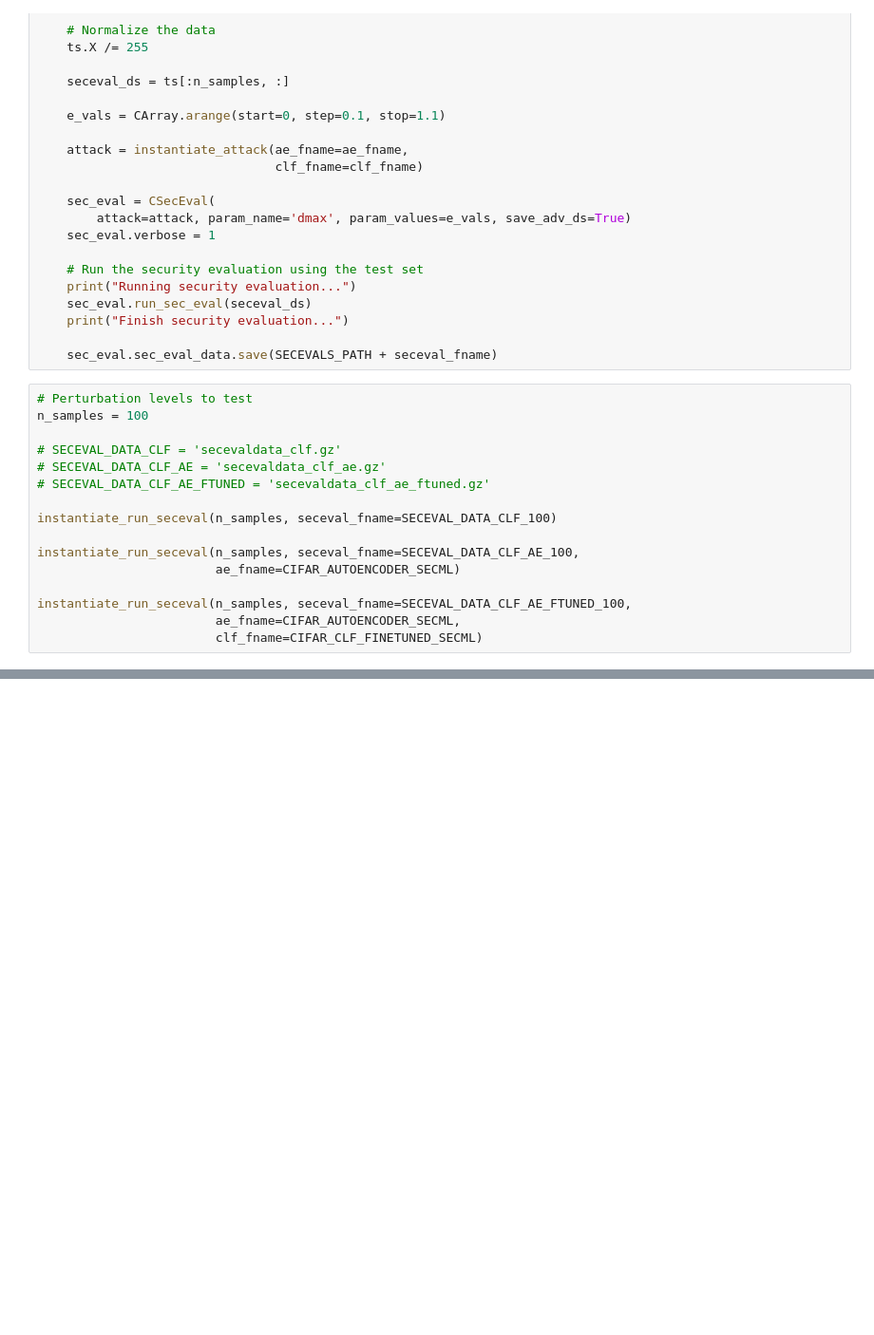
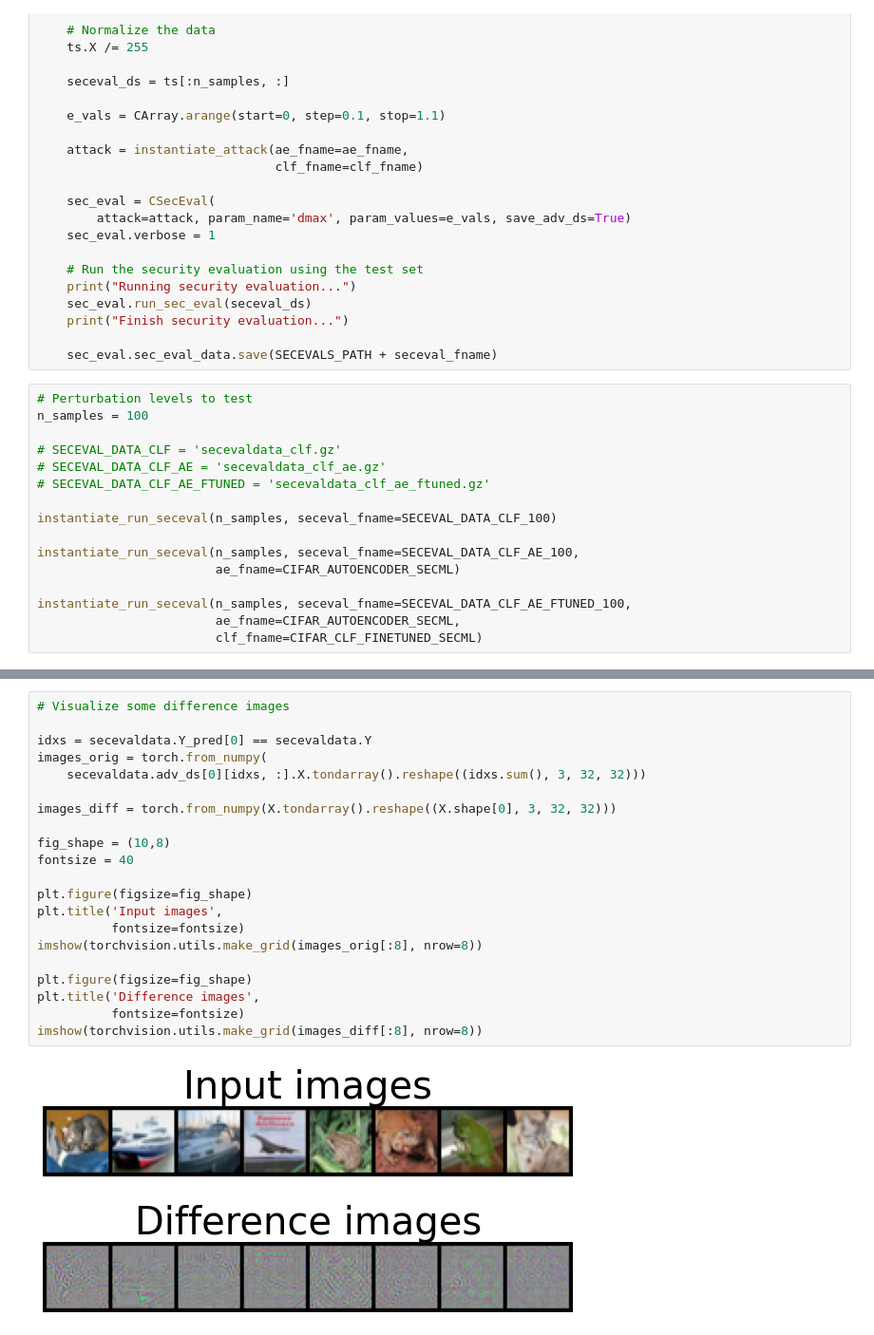
Before and after one commit to DanieleAngioni97/AI_Project, a Jupyter notebook: notebook/Adversarial_Cifar10.ipynb, the cells around one changed output, grey strips where cells are left out. Shown: that part at 95% size. Saved outputs shown, nothing was run; the diff lists cells and outputs as text; blank space fills up the shorter version.

Commit message:
Classify the differences done with 100 seceval data samples

```diff
--- a/notebook/Adversarial_Cifar10.ipynb
+++ b/notebook/Adversarial_Cifar10.ipynb
@@ -889,0 +970,24 @@ TypeError: ignored
+# %%
+# Visualize some difference images
+
+idxs = secevaldata.Y_pred[0] == secevaldata.Y
+images_orig = torch.from_numpy(
+    secevaldata.adv_ds[0][idxs, :].X.tondarray().reshape((idxs.sum(), 3, 32, 32)))
+
+images_diff = torch.from_numpy(X.tondarray().reshape((X.shape[0], 3, 32, 32)))
+
+fig_shape = (10,8)
+fontsize = 40
+
+plt.figure(figsize=fig_shape)
+plt.title('Input images',
+          fontsize=fontsize)
+imshow(torchvision.utils.make_grid(images_orig[:8], nrow=8))
+
+plt.figure(figsize=fig_shape)
+plt.title('Difference images',
+          fontsize=fontsize)
+imshow(torchvision.utils.make_grid(images_diff[:8], nrow=8))
+# %% [output]
+[figure, added]
+[figure, added]
```
Also changed, not shown: parts of 11 cells of this notebook.
